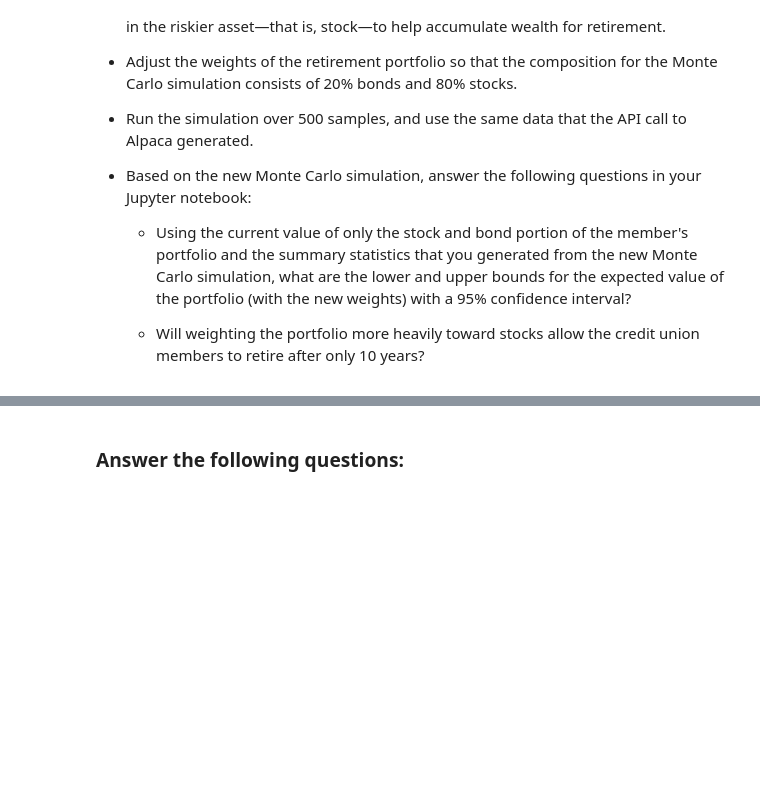
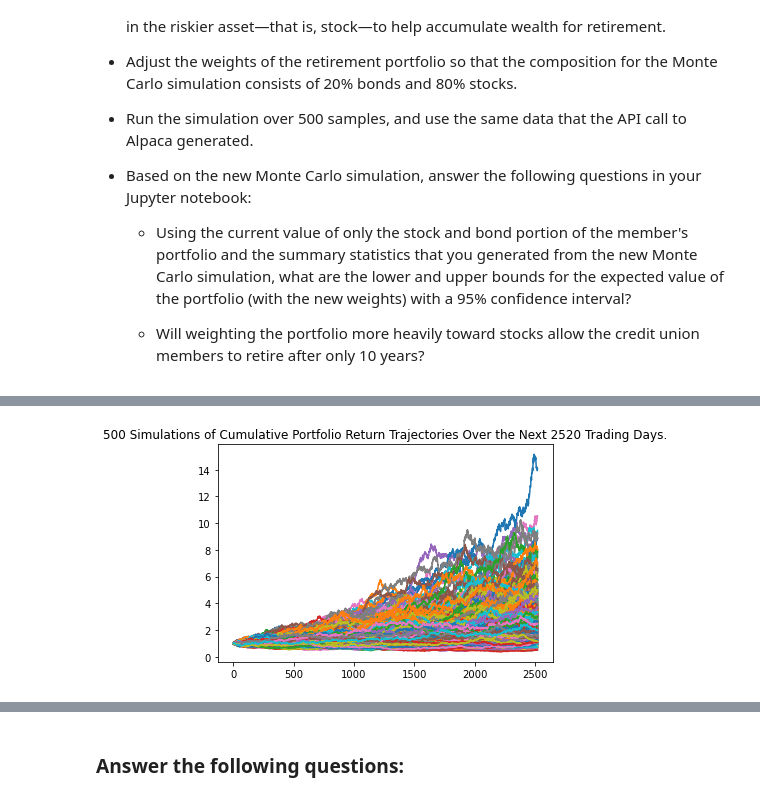
Before and after one commit to IsaiahTT/Challenge_5, a Jupyter notebook: Starter_Code/financial_planning_tools.ipynb, the cells around one changed output, grey strips where cells are left out. Cells and saved outputs as stored; diff of their text form; code cells hidden in the pictures; blank space fills up the shorter version.

```diff
--- a/Starter_Code/financial_planning_tools.ipynb
+++ b/Starter_Code/financial_planning_tools.ipynb
@@ -595,7 +595,10 @@ For this new Monte Carlo simulation, do the following:
 # Configure a Monte Carlo simulation to forecast 10 years cumulative returns
 # The weights should be split 20% to AGG and 80% to SPY.
 # Run 500 samples.
-# YOUR CODE HERE
+tenyear_MC = MCSimulation(portfolio_data = threeyear_stockbond_prices,
+                                          weights = [.20,.80],
+                                          num_simulation = 500,
+                                          num_trading_days = 252*10)
 
 # Review the simulation input data
-# YOUR CODE HERE
+tenyear_MC.portfolio_data.head()
@@ -605,7 +648,11 @@ For this new Monte Carlo simulation, do the following:
 # %%
 # Visualize the 10-year Monte Carlo simulation by creating an
 # overlay line plot
-# YOUR CODE HERE
+MC_tenyear_sim_line_plot = tenyear_MC.plot_simulation()
+
+MC_tenyear_sim_line_plot.get_figure().savefig("MC_tenyear_sim_line_plot.png", bbox_inches="tight")
+# %% [output]
+[figure, added]
 # %%
 # Visualize the probability distribution of the 10-year Monte Carlo simulation
 # by plotting a histogram
```
Also changed, not shown: parts of 10 cells of this notebook, 2 other files.
